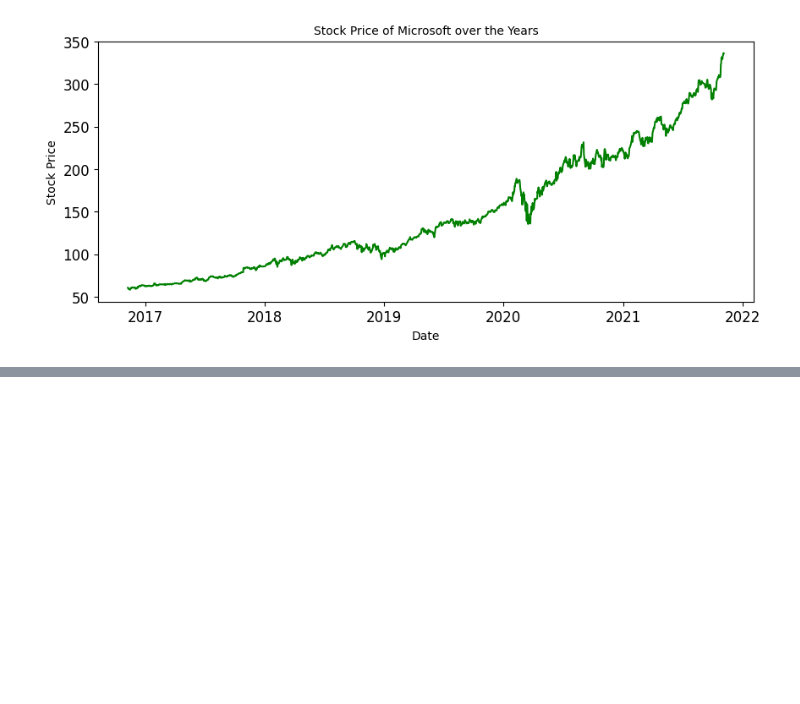
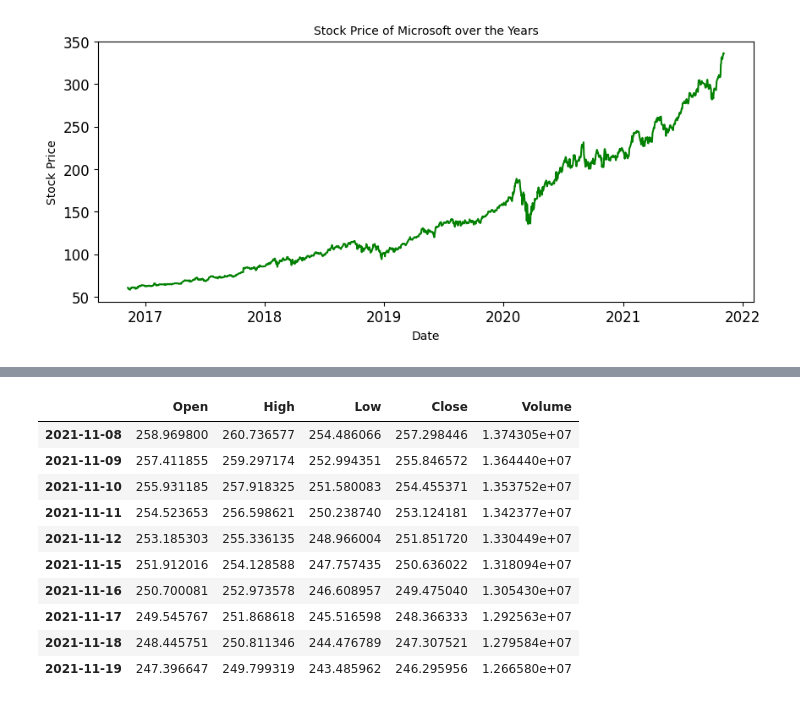
Before and after one commit to SiddhantSoam/Stock_Price_prediction, a Jupyter notebook: stock-price-prediction.ipynb, the cells around one changed output, grey strips where cells are left out. Cells and saved outputs as stored; diff of their text form; code cells hidden in the pictures; blank space fills up the shorter version.

```diff
--- a/stock-price-prediction.ipynb
+++ b/stock-price-prediction.ipynb
@@ -211,0 +389,10 @@ y_pred_close = prediction(model, scaler, x_pred)
+# %%
+# latest data
+latest_data = test_df[-60:]
+# %%
+predicted_features = []
+for i in range(10):
+    x = latest_data.reshape(1,timestep,5)
+    y = model1.predict(x)
+    predicted_features.append(y[0])
+    latest_data = np.concatenate([latest_data[1:],y],axis=0)
@@ -211,0 +410,20 @@ y_pred_close = prediction(model, scaler, x_pred)
+# %%
+predicted_features_transformed = scaler.inverse_transform(predicted_features)
+# %%
+next_ten_dates = pd.date_range(start=data.index[-1] + pd.Timedelta(days=1), periods=10, freq='B')
+predicted_features_dated = pd.DataFrame(predicted_features_transformed, columns = data.columns)
+predicted_features_dated.set_index(next_ten_dates, inplace=True)
+# %%
+predicted_features_dated
+# %% [output]
+|  | Open | High | Low | Close | Volume |
+| 2021-11-08 | 258.969800 | 260.736577 | 254.486066 | 257.298446 | 1.374305e+07 |
+| 2021-11-09 | 257.411855 | 259.297174 | 252.994351 | 255.846572 | 1.364440e+07 |
+| 2021-11-10 | 255.931185 | 257.918325 | 251.580083 | 254.455371 | 1.353752e+07 |
+| 2021-11-11 | 254.523653 | 256.598621 | 250.238740 | 253.124181 | 1.342377e+07 |
+| 2021-11-12 | 253.185303 | 255.336135 | 248.966004 | 251.851720 | 1.330449e+07 |
+| 2021-11-15 | 251.912016 | 254.128588 | 247.757435 | 250.636022 | 1.318094e+07 |
+| 2021-11-16 | 250.700081 | 252.973578 | 246.608957 | 249.475040 | 1.305430e+07 |
+| 2021-11-17 | 249.545767 | 251.868618 | 245.516598 | 248.366333 | 1.292563e+07 |
+| 2021-11-18 | 248.445751 | 250.811346 | 244.476789 | 247.307521 | 1.279584e+07 |
+| 2021-11-19 | 247.396647 | 249.799319 | 243.485962 | 246.295956 | 1.266580e+07 |
```
Also changed, not shown: parts of 45 cells of this notebook.
